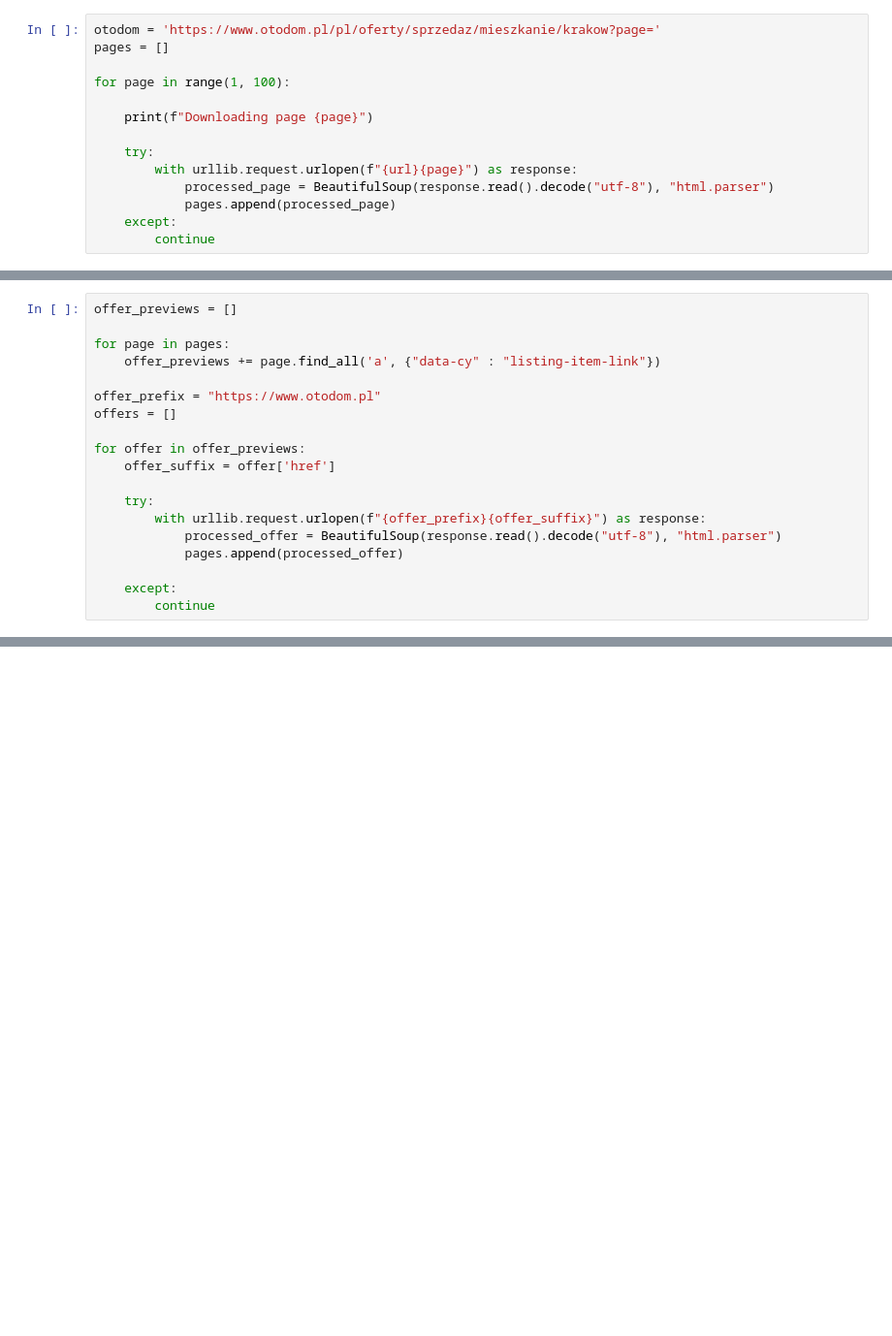
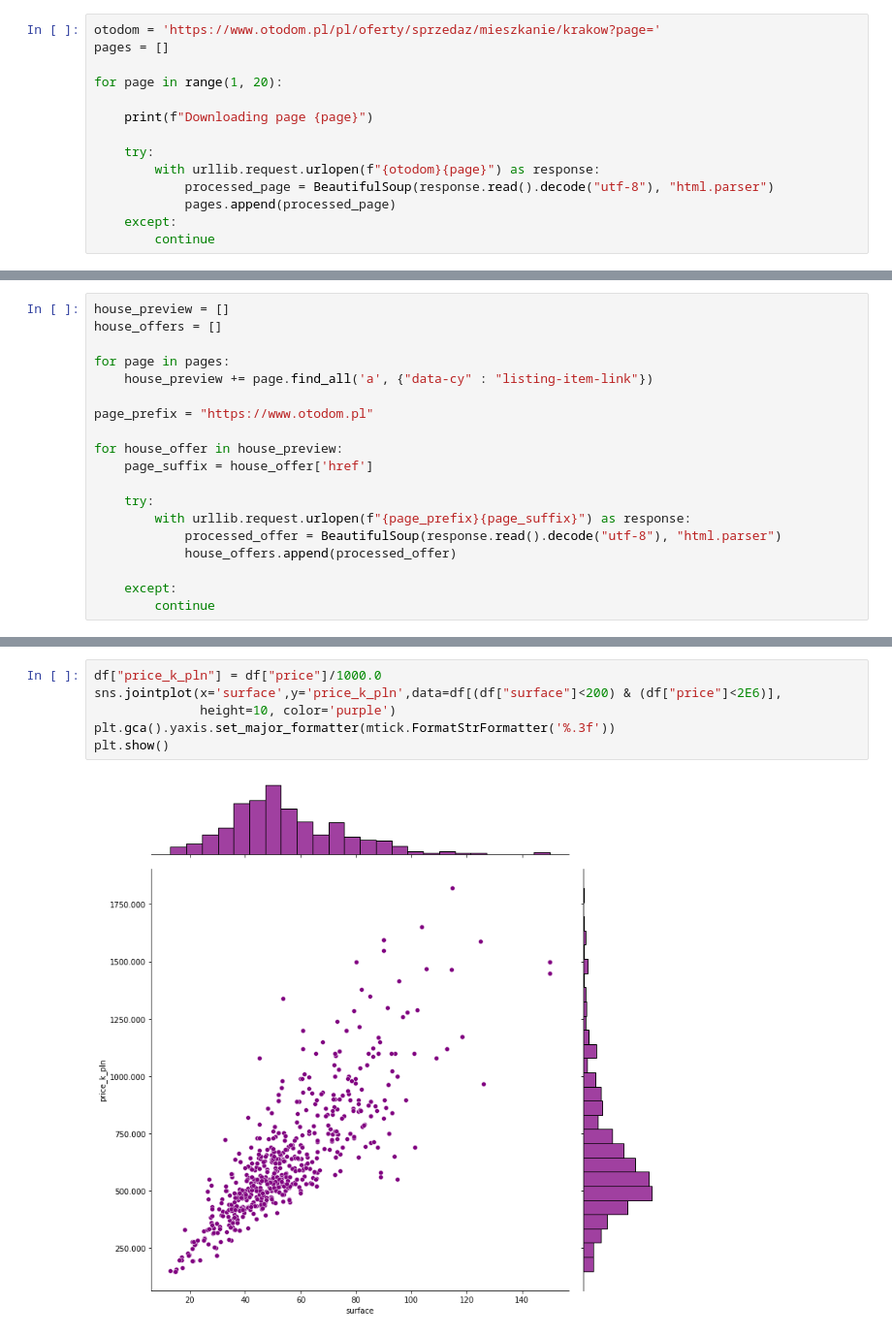
Before and after one commit to Kajiysor/Wizualizacja_Danych, a Jupyter notebook: Mieszkania_Krakow.ipynb, the cells around one changed output, grey strips where cells are left out. Shown: that part at 97% size. Drawn from its saved outputs; the diff is of its cells as text; blank space fills up the shorter version.

```diff
--- a/Mieszkania_Krakow.ipynb
+++ b/Mieszkania_Krakow.ipynb
@@ -17,12 +19,12 @@ warnings.filterwarnings('ignore')
 otodom = 'https://www.otodom.pl/pl/oferty/sprzedaz/mieszkanie/krakow?page='
 pages = []
 
-for page in range(1, 100):
+for page in range(1, 20):
 
     print(f"Downloading page {page}")
 
     try:
-        with urllib.request.urlopen(f"{url}{page}") as response:
+        with urllib.request.urlopen(f"{otodom}{page}") as response:
             processed_page = BeautifulSoup(response.read().decode("utf-8"), "html.parser")
             pages.append(processed_page)
     except:
@@ -48,19 +52,19 @@ Downloading page 99
 # %%
-offer_previews = []
+house_preview = []
+house_offers = []
 
 for page in pages:
-    offer_previews += page.find_all('a', {"data-cy" : "listing-item-link"})
+    house_preview += page.find_all('a', {"data-cy" : "listing-item-link"})
 
-offer_prefix = "https://www.otodom.pl"
-offers = []
+page_prefix = "https://www.otodom.pl"
 
-for offer in offer_previews:
-    offer_suffix = offer['href']
+for house_offer in house_preview:
+    page_suffix = house_offer['href']
 
     try:
-        with urllib.request.urlopen(f"{offer_prefix}{offer_suffix}") as response:
+        with urllib.request.urlopen(f"{page_prefix}{page_suffix}") as response:
             processed_offer = BeautifulSoup(response.read().decode("utf-8"), "html.parser")
-            pages.append(processed_offer)
+            house_offers.append(processed_offer)
 
     except:
         continue
@@ -66,0 +165,8 @@ for offer in offer_previews:
+# %%
+df["price_k_pln"] = df["price"]/1000.0
+sns.jointplot(x='surface',y='price_k_pln',data=df[(df["surface"]<200) & (df["price"]<2E6)],
+              height=10, color='purple')
+plt.gca().yaxis.set_major_formatter(mtick.FormatStrFormatter('%.3f'))
+plt.show()
+# %% [output]
+[figure, added]
```
Also changed, not shown: parts of 12 cells of this notebook.
